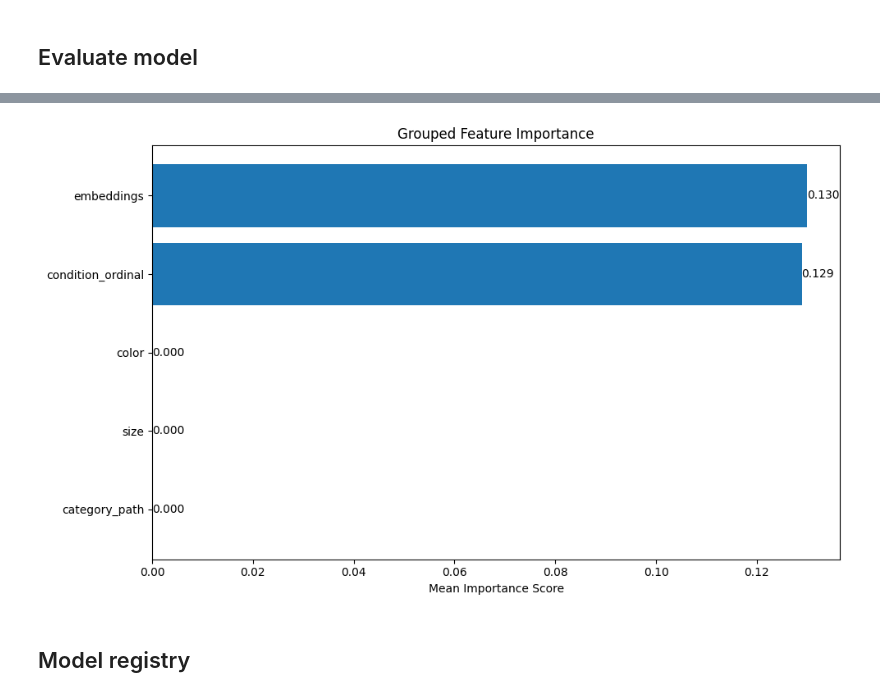
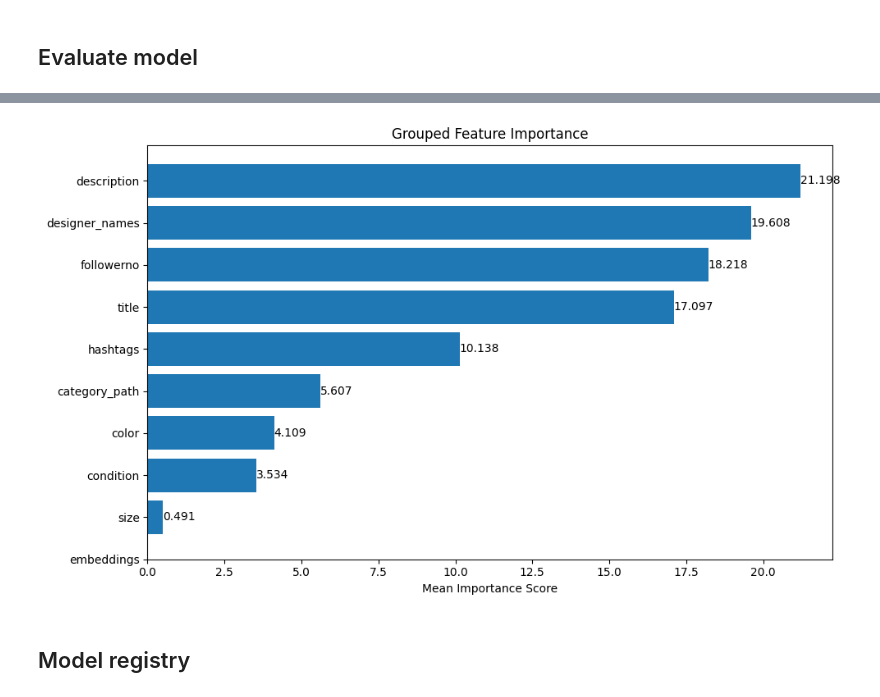
Before and after one commit to samlama111/id2223-fashion-price-predictor, a Jupyter notebook: Training.ipynb, the cells around one changed output, grey strips where cells are left out. Cells and saved outputs as stored; diff of their text form; code cells hidden in the pictures.

Commit message:
Added training

```diff
--- a/Training.ipynb
+++ b/Training.ipynb
@@ -19,7 +19,7 @@ Logged in to project, explore it here https://c.app.hopsworks.ai:443/p/1159324
 # %%
 grailed_items_fg = fs.get_feature_group(
-    name='grailed_items',
-    version=2,
+    name='draft_grailed_items',
+    version=4,
 )
 # %%
 grailed_items_fg.features
@@ -37,7 +39,7 @@ grailed_items_fg.features
 # %% [markdown]
 ## Create feature view
 # %%
-features = ['designers_title_embedding', 'category_path', 'size', 'color', 'condition_ordinal']
+features = ['designer_names', 'category_path', 'size', 'color', 'condition', 'followerno', 'hashtags', 'description', 'title']
 labels = ['sold_price']
 # %%
 selected_features = grailed_items_fg.select(features + labels)
@@ -58,7 +60,7 @@ Finished: Reading data from Hopsworks, using Hopsworks Feature Query Service (1.
 # %%
 feature_view = fs.get_or_create_feature_view(
-    name='grailed_items_fv',
-    version=4,
+    name='draft_grailed_items_fv',
+    version=2,
     labels=['sold_price'],
     query=selected_features,
 )
@@ -118,11 +92,12 @@ X_test_processed = X_test_processed.loc[y_test.index]
 # %%
 from catboost import CatBoostRegressor, Pool
 
-raw_categorical_features = ['category_path', 'size', 'color']
+# raw_categorical_features = ['category_path', 'size', 'color']
+embedding_features= ['designer_names', 'description', 'title', 'hashtags', 'size']
 
 # Initialize the model
 model = CatBoostRegressor(
-    cat_features=raw_categorical_features,
+    embedding_features=embedding_features,
     iterations=1000,
     # learning_rate=0.1,
     # depth=6,
@@ -132,15 +107,15 @@ model = CatBoostRegressor(
 
 # Create CatBoost Pool objects
 train_pool = Pool(
-    data=X_train_processed,
+    data=X_train,
     label=y_train,
-    cat_features=raw_categorical_features
+    embedding_features=embedding_features,
 )
 
 test_pool = Pool(
-    data=X_test_processed,
+    data=X_test,
     label=y_test,
-    cat_features=raw_categorical_features
+    embedding_features=embedding_features,
 )
 
 # Train the model
@@ -225,10 +195,10 @@ knn_reg.fit(X_train_array, y_train)
 # TODO: Plot performance, consider saving the plots as images
 # %%
 # TODO: Why is feature importance exactly 0 for unprocessed categorical features?
-def plot_grouped_feature_importance(model, X_test_processed, original_feature_names=features, embedding_prefix='embedding_'):
+def plot_grouped_feature_importance(model, X_test, original_feature_names=features, embedding_prefix='embedding_'):
     # Get feature importance scores
     feature_importance = model.get_feature_importance()
-    feature_names = X_test_processed.columns
+    feature_names = X_test.columns
 
     # Create a dictionary to store grouped importance scores
     grouped_importance = {}
@@ -272,6 +242,6 @@ def plot_grouped_feature_importance(model, X_test_processed, original_feature_na
     return plt
 
 # Usage:
-plot_grouped_feature_importance(model, X_test_processed)
+plot_grouped_feature_importance(model, X_test)
 plt.show()
 # %% [output]
@@ -278,4 +250,4 @@ plt.show()
-[figure, old version]
+[figure, new version]
 # %% [markdown]
 ## Model registry
 # %%
```
Also changed, not shown: parts of 14 cells of this notebook, 3 other files.
